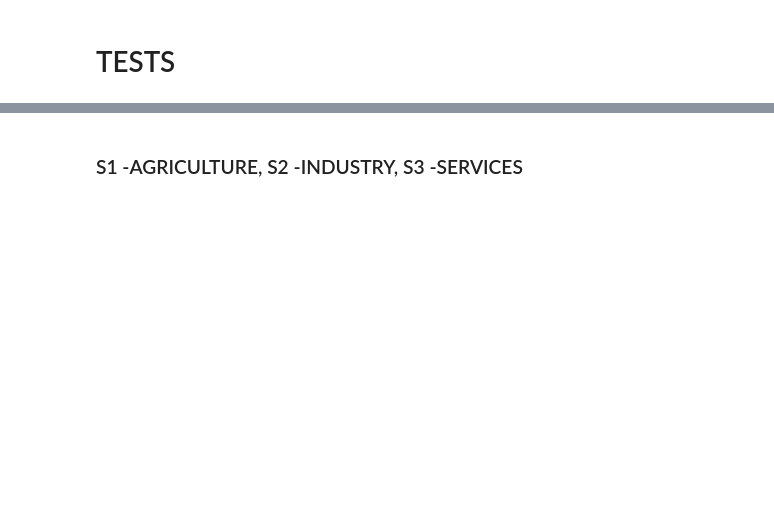
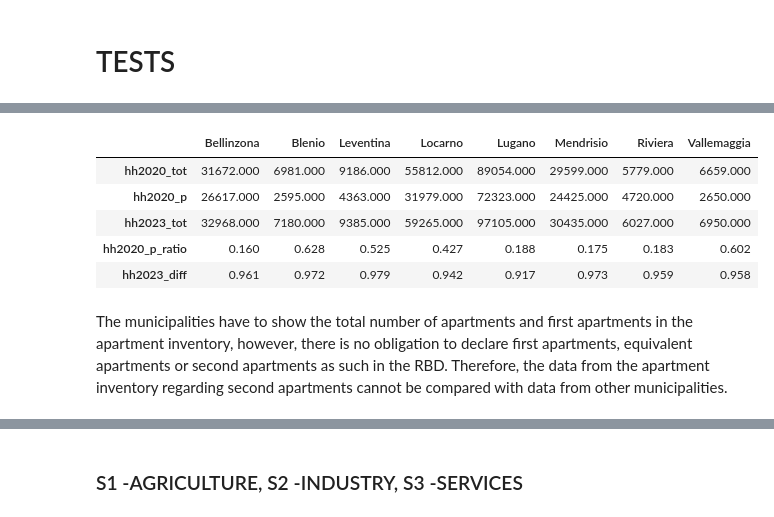
Before and after one commit to supsi-dacd-isaac/ace-simulator, a Jupyter notebook: scripts/TI_Electricity.ipynb, the cells around one changed output, grey strips where cells are left out. Cells and saved outputs as stored; diff of their text form; code cells hidden in the pictures; blank space fills up the shorter version.

```diff
--- a/scripts/TI_Electricity.ipynb
+++ b/scripts/TI_Electricity.ipynb
@@ -239,0 +242,4 @@ TI_elec
+# %%
+def generate_number_list(num):
+    number_list = [str(i) for i in range(1, num + 1)]
+    return number_list
@@ -242 +749,58 @@ TI_elec
+# %%
+## GET ratios for primary households and difference between 2023 and 2020 - WORKS!
+sup_file = DATA_DIRECTORY / "support_data"
+
+data_households_2020 = pd.read_excel(sup_file/"household_inventory_2020-10_2056.xlsx", sheet_name="ZWG_2020_Q3" , header=0, index_col=0)
+data_households_2023 = pd.read_excel(sup_file/"household_inventory_2023-03_2056.xlsx", sheet_name="ZWG_2023" , header=0, index_col=0)
+data_households_2023.head()
+
+TI_hh_2020 = pd.DataFrame()
+district_hh_2020 = pd.DataFrame()
+district_hh_2023 = pd.DataFrame()
+
+for dis_num in UST_district:
+    communes = UST_comune.loc[UST_comune["Numero del Distretto"] == dis_num, "Nome del Comune"]
+    DISTRICT = str(UST_comune.loc[(UST_comune["Numero del Distretto"] == dis_num), "Nome del Distretto"].iloc[0])
+
+    for com_name in communes:
+        hh_2020 = data_households_2020.loc[data_households_2020["Name"] == com_name]#
+        hh_2020 = hh_2020.reset_index()
+
+        hh_2023 = data_households_2023.loc[data_households_2023["Name"] == com_name]#
+        hh_2023 = hh_2023.reset_index()
+
+        district_hh_2020 = pd.concat([district_hh_2020, hh_2020])
+        district_hh_2023 = pd.concat([district_hh_2023, hh_2023])
+
+    dis_tot_hh_2020 = district_hh_2020["ZWG_3150"].sum()
+    dis_tot_primary_2020 = district_hh_2020["ZWG_3010"].sum() + district_hh_2020["ZWG_3100"].sum()
+
+    calc_dist_secondary_2020 = round(((dis_tot_hh_2020 - dis_tot_primary_2020)/dis_tot_hh_2020),3)
+
+    ratio_secondary_mean_2020 = district_hh_2020["ZWG_3120"].mean()
+    ratio_secondary_median_2020 = district_hh_2020["ZWG_3120"].median()
+
+    dis_tot_hh_2023 = district_hh_2023["ZWG_3150"].sum()
+    dis_tot_primary_2023 = district_hh_2023["ZWG_3010"].sum() + district_hh_2023["ZWG_3100"].sum()
+
+    hh_diff = round((dis_tot_hh_2020/dis_tot_hh_2023),3)
+
+    d_hh = pd.DataFrame([dis_tot_hh_2020, dis_tot_primary_2020, dis_tot_hh_2023, calc_dist_secondary_2020, hh_diff], index=["hh2020_tot", "hh2020_p","hh2023_tot","hh2020_p_ratio", "hh2023_diff"], columns=[DISTRICT])
+
+    TI_hh_2020 = pd.concat([TI_hh_2020,d_hh], axis=1)
+    district_hh_2020 = district_hh_2020[0:0]
+    district_hh_2023 = district_hh_2023[0:0]
+
+path = str(DATA_DIRECTORY)+ "/support_data/"+ "housing_inventory_stats.csv"
+filepath = pathlib.Path(path)
+filepath.parent.mkdir(parents=True, exist_ok=True)
+TI_hh_2020.to_csv(filepath, sep=";", encoding='utf-8-sig', index_label='index')
+TI_hh_2020
+# %% [output]
+|  | Bellinzona | Blenio | Leventina | Locarno | Lugano | Mendrisio | Riviera | Vallemaggia |
+| hh2020_tot | 31672.000 | 6981.000 | 9186.000 | 55812.000 | 89054.000 | 29599.000 | 5779.000 | 6659.000 |
+| hh2020_p | 26617.000 | 2595.000 | 4363.000 | 31979.000 | 72323.000 | 24425.000 | 4720.000 | 2650.000 |
+| hh2023_tot | 32968.000 | 7180.000 | 9385.000 | 59265.000 | 97105.000 | 30435.000 | 6027.000 | 6950.000 |
+| hh2020_p_ratio | 0.160 | 0.628 | 0.525 | 0.427 | 0.188 | 0.175 | 0.183 | 0.602 |
+| hh2023_diff | 0.961 | 0.972 | 0.979 | 0.942 | 0.917 | 0.973 | 0.959 | 0.958 |
 # %%
@@ -325,0 +912,2 @@ no_nan['ewid_len'] = no_nan.apply(lambda row: group.loc[row['egid'], 'ewid_len']
+# %% [markdown]
+The municipalities have to show the total number of apartments and first apartments in the apartment inventory, however, there is no obligation to declare first apartments, equivalent apartments or second apartments as such in the RBD. Therefore, the data from the apartment inventory regarding second apartments cannot be compared with data from other municipalities.
```
Also changed, not shown: parts of 28 cells of this notebook, 1 other file.
